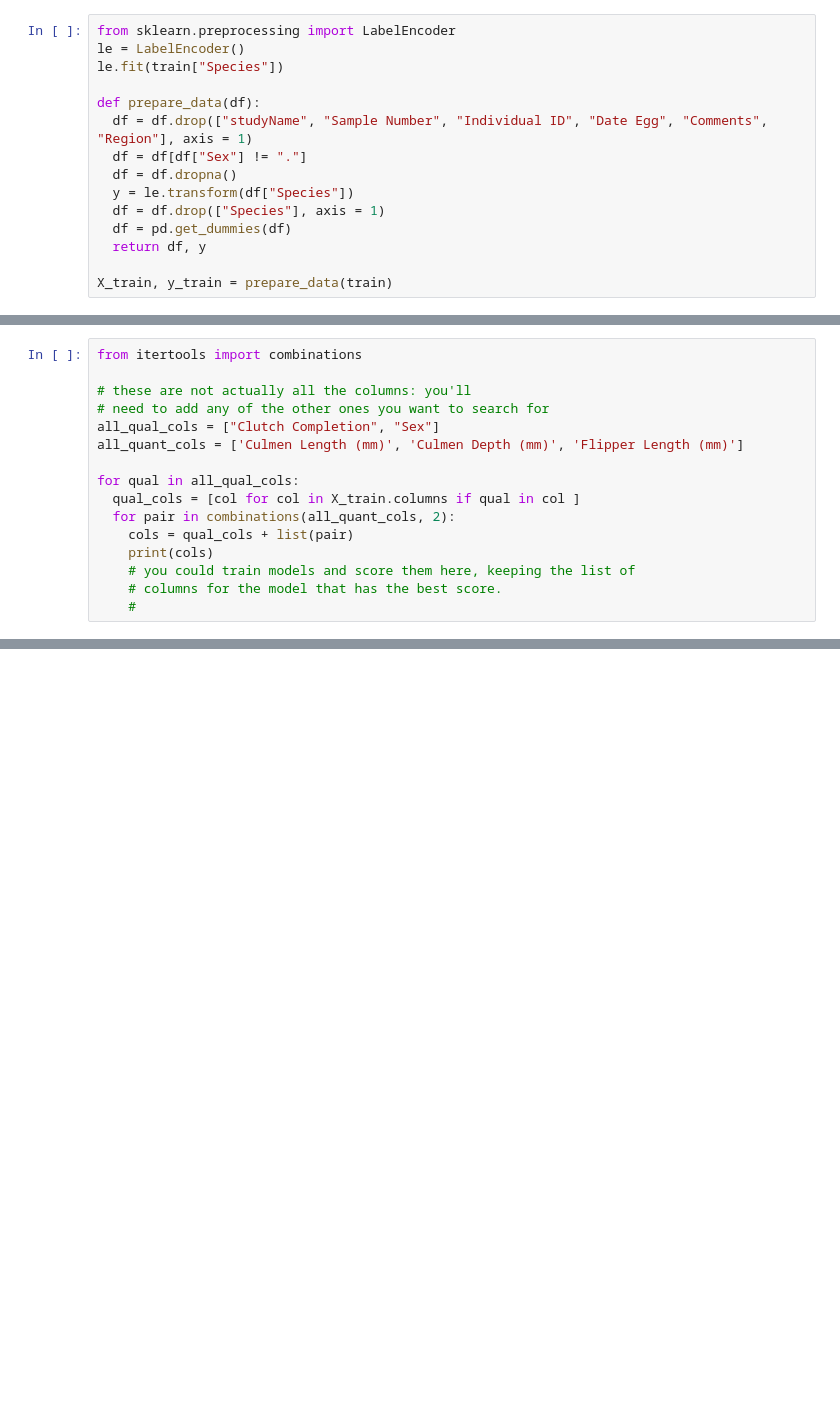
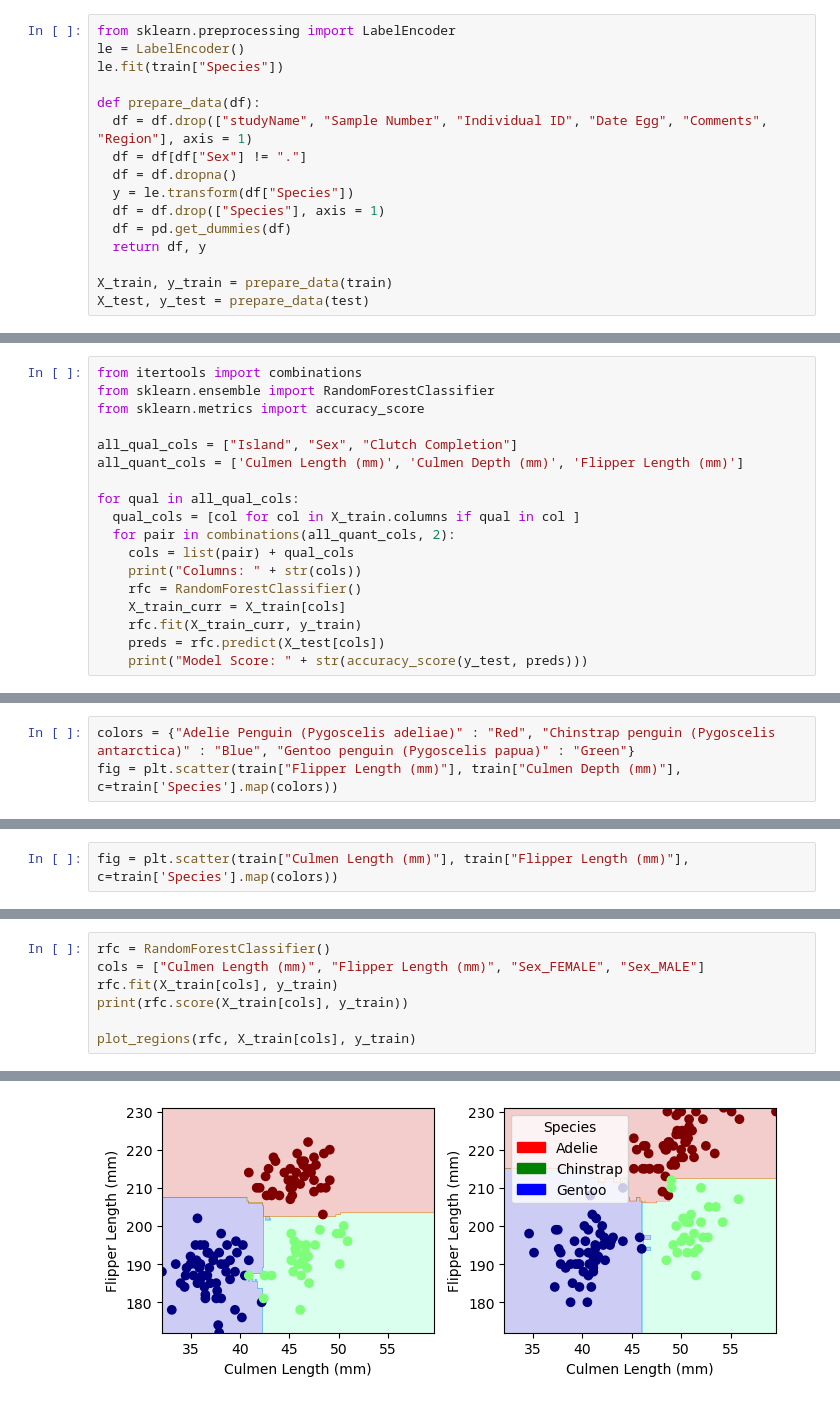
Before and after one commit to davidmbyrne/davidmbyrne.github.io, a Jupyter notebook: posts/penguins-blog-post/index.ipynb, the cells around one changed output, grey strips where cells are left out. Drawn from its saved outputs; the diff is of its cells as text; blank space fills up the shorter version.

```diff
--- a/posts/penguins-blog-post/index.ipynb
+++ b/posts/penguins-blog-post/index.ipynb
@@ -23,3 +56,4 @@ def prepare_data(df):
   return df, y
 
 X_train, y_train = prepare_data(train)
+X_test, y_test = prepare_data(test)
@@ -26,17 +62,19 @@ X_train, y_train = prepare_data(train)
 # %%
 from itertools import combinations
+from sklearn.ensemble import RandomForestClassifier
+from sklearn.metrics import accuracy_score
 
-# these are not actually all the columns: you'll
-# need to add any of the other ones you want to search for
-all_qual_cols = ["Clutch Completion", "Sex"]
+all_qual_cols = ["Island", "Sex", "Clutch Completion"]
 all_quant_cols = ['Culmen Length (mm)', 'Culmen Depth (mm)', 'Flipper Length (mm)']
 
 for qual in all_qual_cols:
   qual_cols = [col for col in X_train.columns if qual in col ]
   for pair in combinations(all_quant_cols, 2):
-    cols = qual_cols + list(pair)
-    print(cols)
-    # you could train models and score them here, keeping the list of
-    # columns for the model that has the best score.
-    #
+    cols = list(pair) + qual_cols
+    print("Columns: " + str(cols))
+    rfc = RandomForestClassifier()
+    X_train_curr = X_train[cols]
+    rfc.fit(X_train_curr, y_train)
+    preds = rfc.predict(X_test[cols])
+    print("Model Score: " + str(accuracy_score(y_test, preds)))
 # %% [output]
@@ -48,0 +123,3 @@ for qual in all_qual_cols:
+# %%
+colors = {"Adelie Penguin (Pygoscelis adeliae)" : "Red", "Chinstrap penguin (Pygoscelis antarctica)" : "Blue", "Gentoo penguin (Pygoscelis papua)" : "Green"}
+fig = plt.scatter(train["Flipper Length (mm)"], train["Culmen Depth (mm)"], c=train['Species'].map(colors))
@@ -48,0 +132,2 @@ for qual in all_qual_cols:
+# %%
+fig = plt.scatter(train["Culmen Length (mm)"], train["Flipper Length (mm)"], c=train['Species'].map(colors))
@@ -48,0 +187,8 @@ for qual in all_qual_cols:
+# %%
+rfc = RandomForestClassifier()
+cols = ["Culmen Length (mm)", "Flipper Length (mm)", "Sex_FEMALE", "Sex_MALE"]
+rfc.fit(X_train[cols], y_train)
+print(rfc.score(X_train[cols], y_train))
+
+plot_regions(rfc, X_train[cols], y_train)
+# %% [output]
@@ -48,0 +196 @@ for qual in all_qual_cols:
+[figure, added]
```
Also changed, not shown: parts of 20 cells of this notebook, 12 other files.
